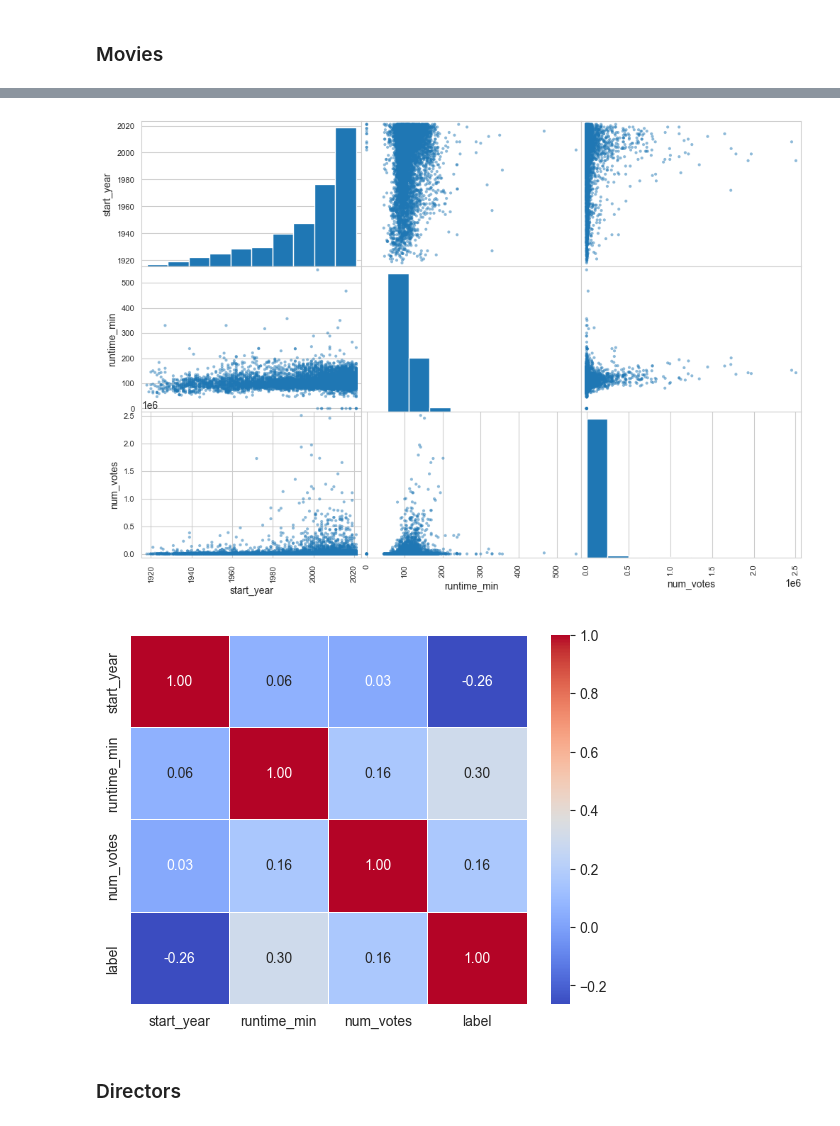
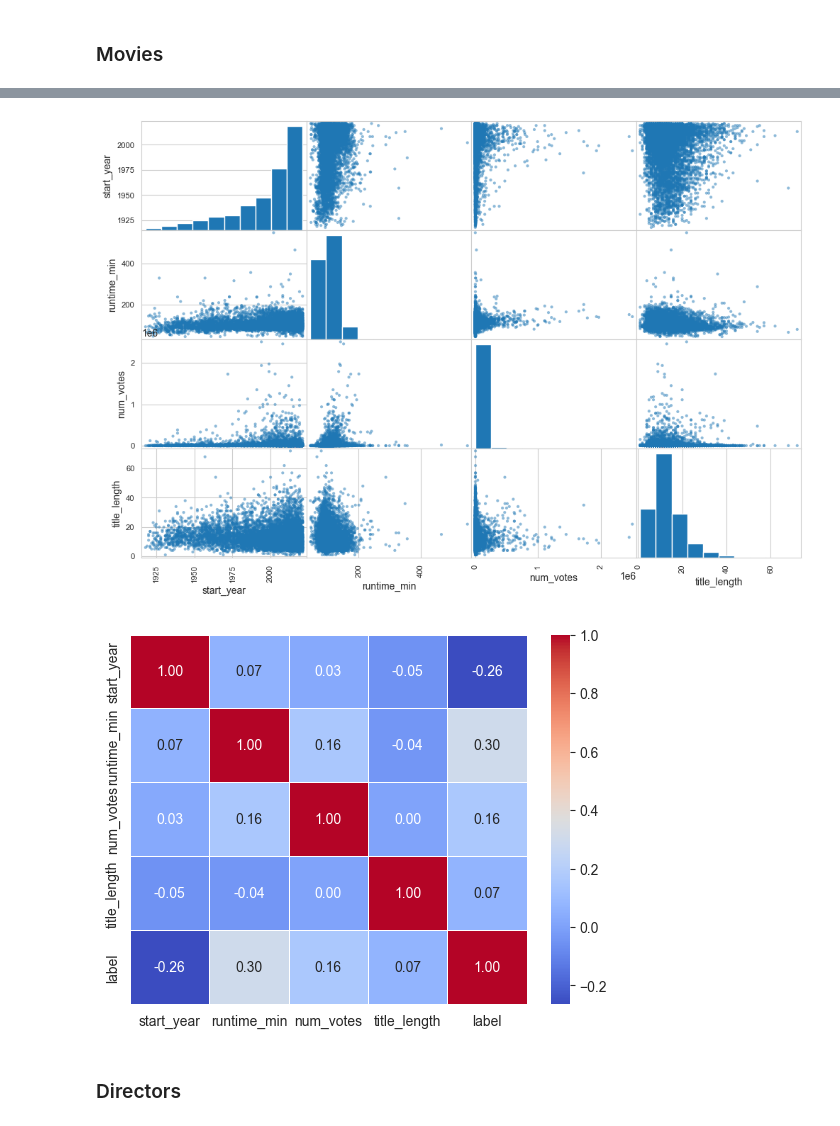
Before and after one commit to 8toz/BigDataProject_IMDB, a Jupyter notebook: duck_db_pipeline.ipynb, the cells around one changed output, grey strips where cells are left out. Cells and saved outputs as stored; diff of their text form; code cells hidden in the pictures.

```diff
--- a/duck_db_pipeline.ipynb
+++ b/duck_db_pipeline.ipynb
@@ -96,14 +104,14 @@ plt.show()
 # %%
 from pandas.plotting import scatter_matrix
 
-scatter_matrix(movies[movies["subset"]=="train"][['start_year', 'runtime_min', 'num_votes', 'label']], figsize=(12, 8))
+scatter_matrix(movies[movies["subset"]=="train"][['start_year', 'runtime_min', 'num_votes', "title_length"]], figsize=(12, 8))
 plt.show()
 # %% [output]
-[figure, old version]
+[figure, new version]
 # %%
-sns.heatmap(movies[movies["subset"]=="train"][['start_year', 'runtime_min', 'num_votes', 'label']].corr(), annot=True, cmap='coolwarm', fmt=".2f", linewidths=0.5)
+sns.heatmap(movies[movies["subset"]=="train"][['start_year', 'runtime_min', 'num_votes',"title_length", 'label']].corr(), annot=True, cmap='coolwarm', fmt=".2f", linewidths=0.5)
 plt.show()
 # %% [output]
-[figure, old version]
+[figure, new version]
 # %% [markdown]
 ### Directors
```
Also changed, not shown: parts of 8 cells of this notebook, 5 other files.
